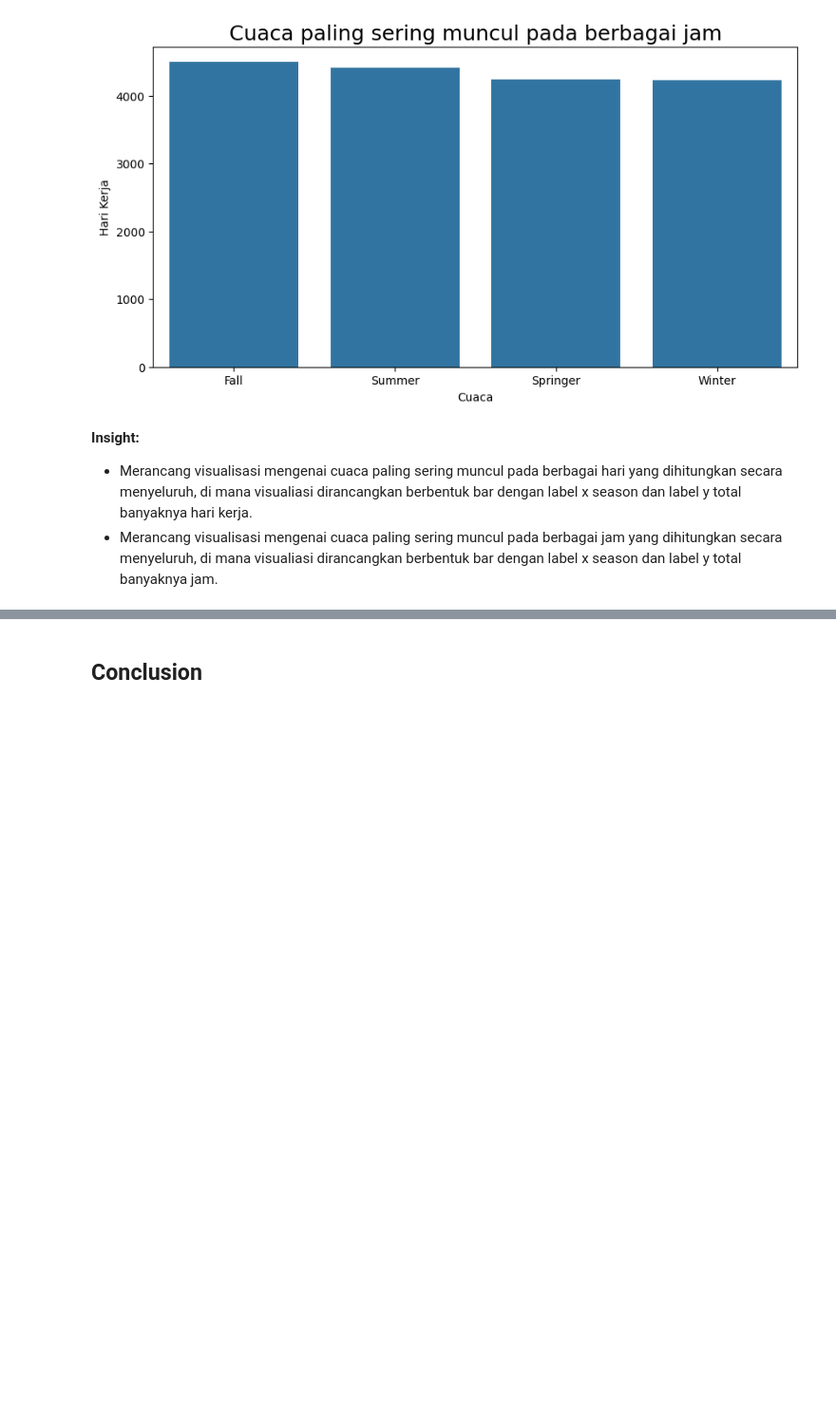
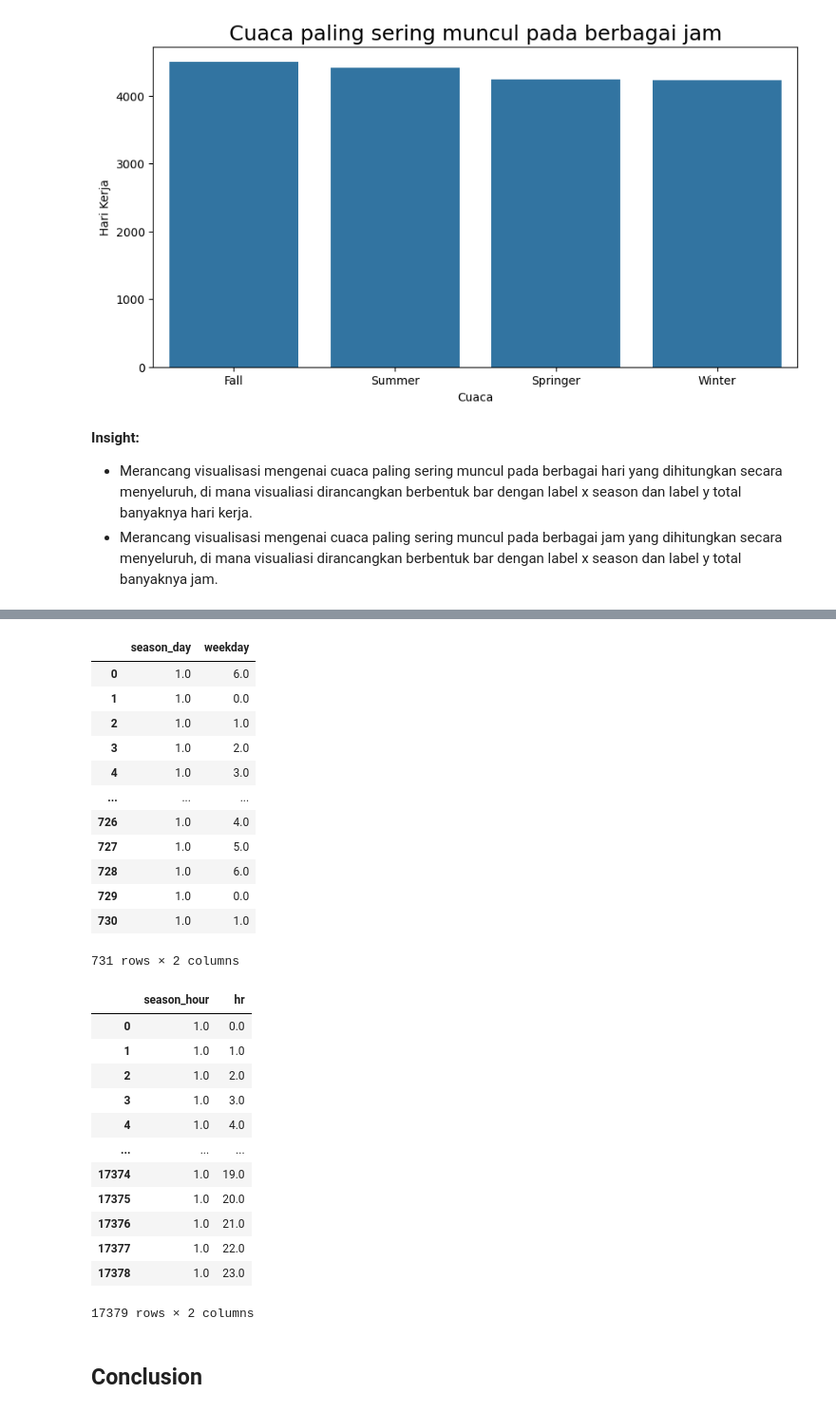
Before and after one commit to ValentioStanley/Data-Analysis-with-Python, a Jupyter notebook: notebook.ipynb, the cells around one changed output, grey strips where cells are left out. Shown at 95% size. Saved outputs shown, nothing was run; the diff lists cells and outputs as text; code cells hidden in the pictures; blank space fills up the shorter version.

```diff
--- a/notebook.ipynb
+++ b/notebook.ipynb
@@ -453,3 +507,33 @@ df2.to_csv("df_hour.csv", index=False)
+# %%
+display(df1)
+display(df2)
+# %% [output]
+|  | season_day | weekday |
+| 0 | 1.0 | 6.0 |
+| 1 | 1.0 | 0.0 |
+| 2 | 1.0 | 1.0 |
+| 3 | 1.0 | 2.0 |
+| 4 | 1.0 | 3.0 |
+| ... | ... | ... |
+| 726 | 1.0 | 4.0 |
+| 727 | 1.0 | 5.0 |
+| 728 | 1.0 | 6.0 |
+| 729 | 1.0 | 0.0 |
+| 730 | 1.0 | 1.0 |
+731 rows × 2 columns
+|  | season_hour | hr |
+| 0 | 1.0 | 0.0 |
+| 1 | 1.0 | 1.0 |
+| 2 | 1.0 | 2.0 |
+| 3 | 1.0 | 3.0 |
+| 4 | 1.0 | 4.0 |
+| ... | ... | ... |
+| 17374 | 1.0 | 19.0 |
+| 17375 | 1.0 | 20.0 |
+| 17376 | 1.0 | 21.0 |
+| 17377 | 1.0 | 22.0 |
+| 17378 | 1.0 | 23.0 |
+17379 rows × 2 columns
 # %% [markdown]
 ## Conclusion
 # %% [markdown]
```
Also changed, not shown: parts of 6 cells of this notebook, 3 other files.
